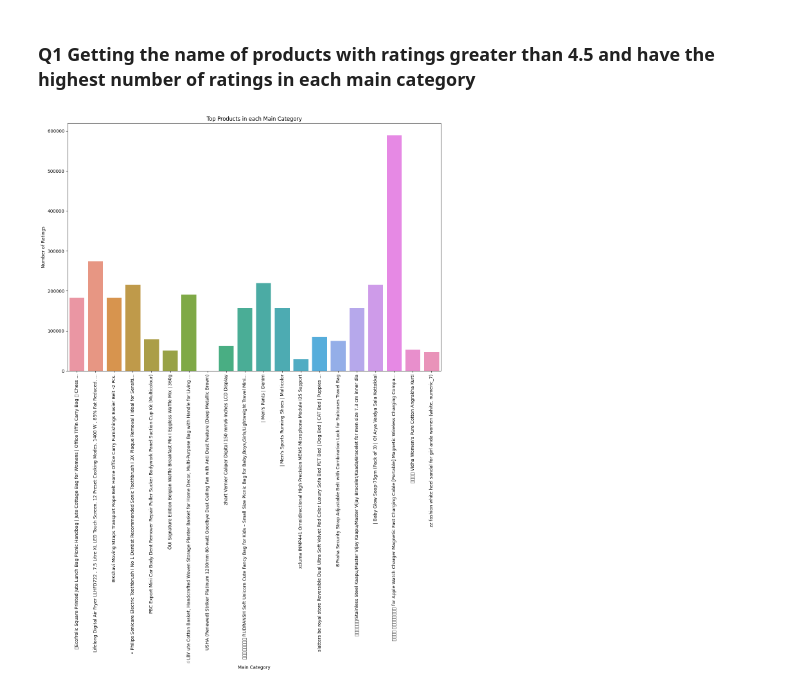
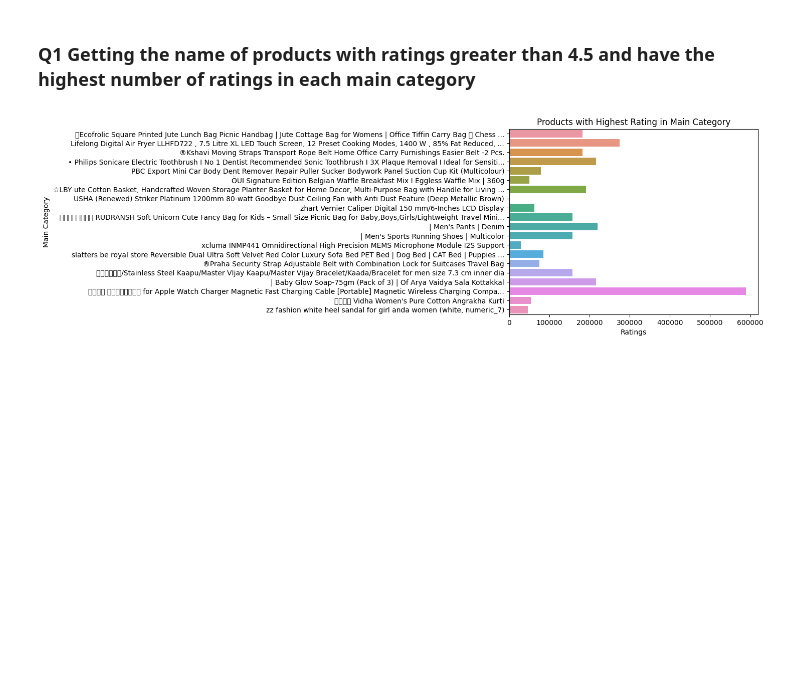
Before and after one commit to Harsh502s/Python-Assignments, a Jupyter notebook: Notebooks/Python Assignment 6 Data Viz.ipynb, the cells around one changed output. Drawn from its saved outputs; the diff is of its cells as text; code cells hidden in the pictures; blank space fills up the shorter version.

```diff
--- a/Notebooks/Python Assignment 6 Data Viz.ipynb
+++ b/Notebooks/Python Assignment 6 Data Viz.ipynb
@@ -125,17 +137,15 @@ df.head()
 # %%
 top_products_main_category = df.groupby(["main_category"])[
     "name", "no_of_ratings"
 ].max()
 top_products_main_category
 
 # Plottting the above data
 
-plt.figure(figsize=(15, 10))
-sns.barplot(y="no_of_ratings", x="name", data=top_products_main_category)
-plt.xticks(rotation=90)
-plt.title("Top Products in each Main Category")
-plt.xlabel("Main Category")
-plt.ylabel("Number of Ratings")
+sns.barplot(x="no_of_ratings", y="name", data=top_products_main_category)
+plt.title("Products with Highest Rating in Main Category")
+plt.ylabel("Main Category")
+plt.xlabel("Ratings")
 plt.show()
 # %% [output]
-[figure, old version]
+[figure, new version]
```
Also changed, not shown: parts of 4 cells of this notebook, 1 other file.
